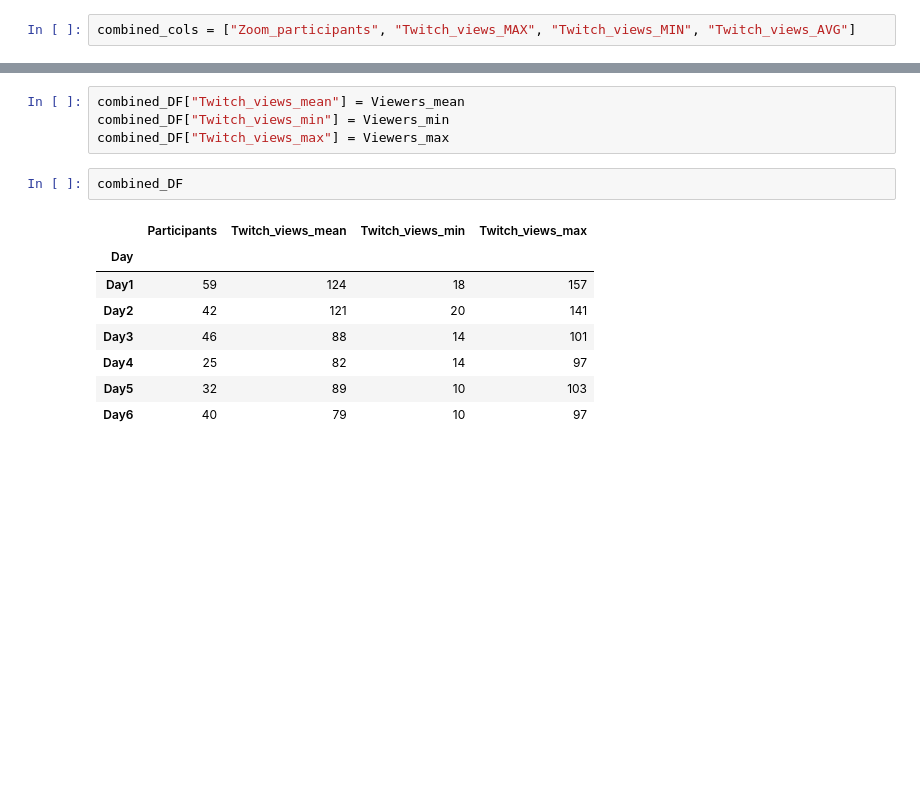
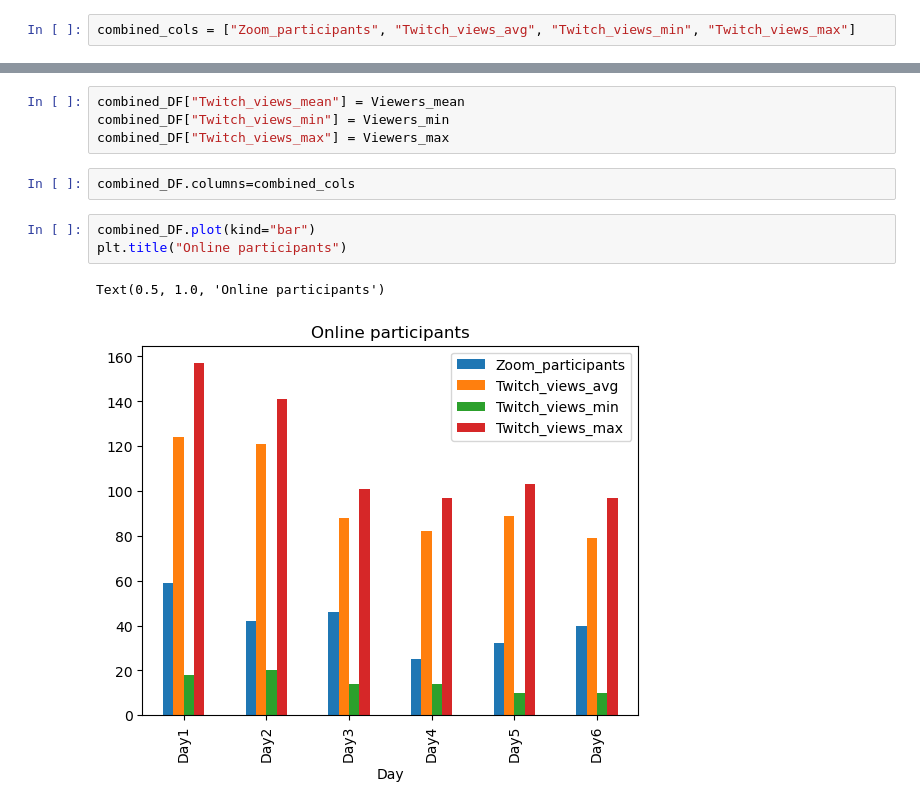
Before and after one commit to coderefinery/workshop-stats, a Jupyter notebook: Twitch_Zoom_stats.ipynb, the cells around one changed output, grey strips where cells are left out. Cells and saved outputs as stored; diff of their text form; blank space fills up the shorter version.

Commit message:
One graph to rule them all (online)

```diff
--- a/Twitch_Zoom_stats.ipynb
+++ b/Twitch_Zoom_stats.ipynb
@@ -173,7 +173,7 @@ sns.barplot(x=zoomDF.index, y=zoomDF.columns[1], data=zoomDF).set(title=zoomDF.c
 # %% [markdown]
 # One graph to rule them all
 # %%
-combined_cols = ["Zoom_participants", "Twitch_views_MAX", "Twitch_views_MIN", "Twitch_views_AVG"]
+combined_cols = ["Zoom_participants", "Twitch_views_avg", "Twitch_views_min", "Twitch_views_max"]
 # %%
 #combined_DF = zoomDF.copy(deep = True)
 combined_DF = zoomDF.drop("Duration (Minutes)",axis=1).copy(deep = True)
@@ -182,13 +182,10 @@ combined_DF["Twitch_views_mean"] = Viewers_mean
 combined_DF["Twitch_views_min"] = Viewers_min
 combined_DF["Twitch_views_max"] = Viewers_max
 # %%
-combined_DF
+combined_DF.columns=combined_cols
-# %% [output]
-|  | Participants | Twitch_views_mean | Twitch_views_min | Twitch_views_max |
-| Day |  |  |  |  |
-| Day1 | 59 | 124 | 18 | 157 |
-| Day2 | 42 | 121 | 20 | 141 |
-| Day3 | 46 | 88 | 14 | 101 |
-| Day4 | 25 | 82 | 14 | 97 |
-| Day5 | 32 | 89 | 10 | 103 |
-| Day6 | 40 | 79 | 10 | 97 |
+# %%
+combined_DF.plot(kind="bar")
+plt.title("Online participants")
+# %% [output]
+Text(0.5, 1.0, 'Online participants')
+[figure, added]
```
Also changed, not shown: 3 other files.
